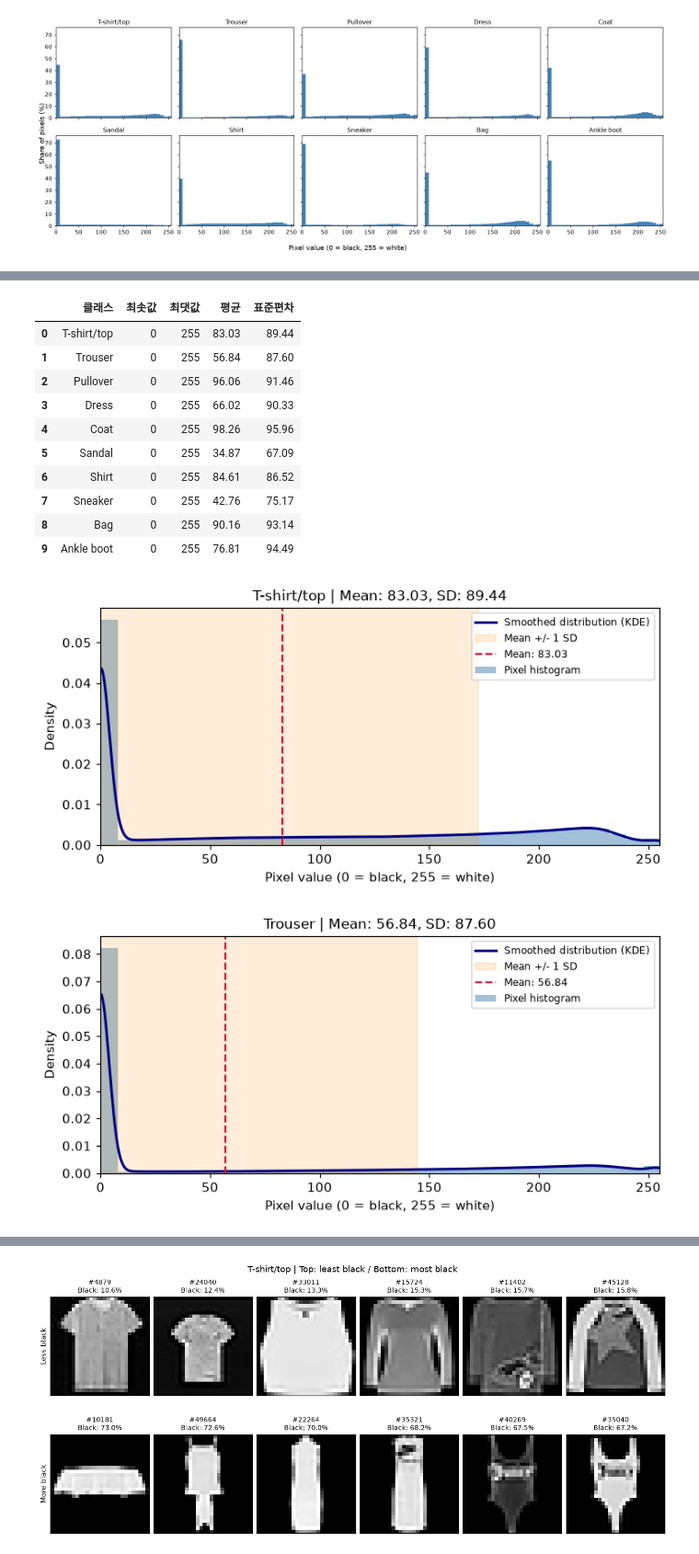
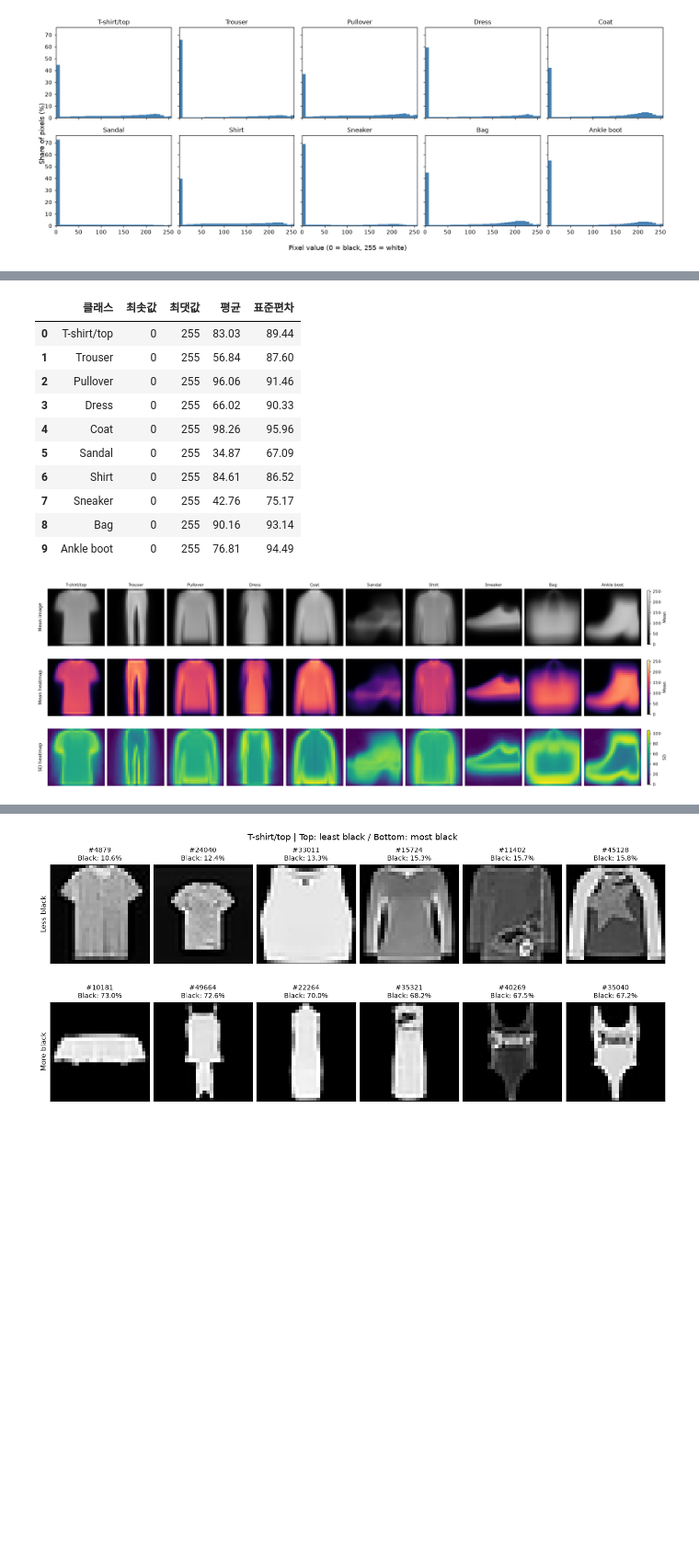
Before and after one commit to raewoo0908/code_it_image_generation, a Jupyter notebook: eda/eda_chaejeong.ipynb, the cells around one changed output, grey strips where cells are left out. Shown at 92% size. Saved outputs shown, nothing was run; the diff lists cells and outputs as text; code cells hidden in the pictures; blank space fills up the shorter version.

```diff
--- a/eda/eda_chaejeong.ipynb
+++ b/eda/eda_chaejeong.ipynb
@@ -283,10 +296,0 @@ plt.show()
-# %%
-fig, axes = plt.subplots(2, 5, figsize=(14, 6), constrained_layout=True)
-
-for label, ax in enumerate(axes.flat):
-    heatmap = ax.imshow(mean_images[label], cmap="magma", vmin=0, vmax=255)
-    ax.set_title(class_names[label])
-    ax.axis("off")
-
-fig.colorbar(heatmap, ax=axes.ravel().tolist(), shrink=0.8, label="Mean pixel value")
-plt.show()
@@ -301,48 +309,54 @@ plt.show()
 # %%
 display(pixel_stats.round(2))
 
-# 모든 train 픽셀의 밝기별 개수를 이용해 부드러운 분포 곡선을 계산합니다.
-pixel_values = np.arange(256)
-curve_x = np.linspace(0, 255, 512)
-bandwidth = 4.0  # 곡선을 부드럽게 만드는 정도이며, 클래스의 표준편차와는 다릅니다.
-distance = (curve_x[:, None] - pixel_values[None, :]) / bandwidth
-kernel = np.exp(-0.5 * distance ** 2) / (bandwidth * np.sqrt(2 * np.pi))
+# 같은 클래스의 이미지를 위치별로 평균 내고 표준편차를 계산합니다.
+heatmap_images = train_dataset.data.cpu().numpy()
+heatmap_labels = train_dataset.targets.cpu().numpy()
+heatmap_class_names = train_dataset.classes
+mean_pixel_maps = []
+std_pixel_maps = []
 
-for label, name in enumerate(class_names):
-    counts = pixel_counts_by_class[label]
-    mean_value = pixel_stats.loc[label, "평균"]
-    std_value = pixel_stats.loc[label, "표준편차"]
+for label, name in enumerate(heatmap_class_names):
+    class_images = heatmap_images[heatmap_labels == label]
+    mean_pixel_maps.append(class_images.mean(axis=0))
+    std_pixel_maps.append(class_images.std(axis=0, ddof=0))
 
-    # 밝기 8개씩 묶은 히스토그램과 KDE 곡선을 같은 밀도 기준으로 표시합니다.
-    histogram_density = counts.reshape(32, 8).sum(axis=1) / (counts.sum() * 8)
-    curve_y = (kernel @ counts) / counts.sum()
+std_color_max = max(float(pixel_map.max()) for pixel_map in std_pixel_maps)
+std_color_max = max(std_color_max, 1.0)
 
-    fig, ax = plt.subplots(figsize=(7, 3.5))
-    ax.bar(np.arange(0, 256, 8), histogram_density, width=8, align="edge",
-           color="steelblue", alpha=0.5, label="Pixel histogram")
-    ax.plot(curve_x, curve_y, color="navy", linewidth=2,
-            label="Smoothed distribution (KDE)")
-    ax.axvspan(mean_value - std_value, mean_value + std_value,
-               color="darkorange", alpha=0.15, label="Mean +/- 1 SD")
-    ax.axvline(mean_value, color="crimson", linestyle="--",
-               label=f"Mean: {mean_value:.2f}")
-    ax.set(title=f"{name} | Mean: {mean_value:.2f}, SD: {std_value:.2f}",
-           xlabel="Pixel value (0 = black, 255 = white)",
-           ylabel="Density", xlim=(0, 255))
-    ax.legend(fontsize=8)
-    plt.tight_layout()
-    plt.show()
+# 열은 클래스, 행은 시각화 종류입니다.
+fig, axes = plt.subplots(3, len(heatmap_class_names), figsize=(21, 7),
+                         layout="constrained", squeeze=False)
+
+for label, name in enumerate(heatmap_class_names):
+    mean_image = axes[0, label].imshow(mean_pixel_maps[label], cmap="gray", vmin=0, vmax=255)
+    mean_heatmap = axes[1, label].imshow(mean_pixel_maps[label], cmap="magma", vmin=0, vmax=255)
+    std_heatmap = axes[2, label].imshow(std_pixel_maps[label], cmap="viridis", vmin=0, vmax=std_color_max)
+    axes[0, label].set_title(name, fontsize=10)
+    for row in range(3):
+        ax = axes[row, label]
+        ax.set_xticks([])
+        ax.set_yticks([])
+        for spine in ax.spines.values():
+            spine.set_visible(False)
+
+for row, label in enumerate(["Mean image", "Mean heatmap", "SD heatmap"]):
+    axes[row, 0].set_ylabel(label, fontsize=11, labelpad=12)
+
+fig.colorbar(mean_image, ax=axes[0, :].tolist(), shrink=0.8, pad=0.01, label="Mean")
+fig.colorbar(mean_heatmap, ax=axes[1, :].tolist(), shrink=0.8, pad=0.01, label="Mean")
+fig.colorbar(std_heatmap, ax=axes[2, :].tolist(), shrink=0.8, pad=0.01, label="SD")
+plt.show()
 # %% [output]
 |  | 클래스 | 최솟값 | 최댓값 | 평균 | 표준편차 |
 | 0 | T-shirt/top | 0 | 255 | 83.03 | 89.44 |
 | 1 | Trouser | 0 | 255 | 56.84 | 87.60 |
 | 2 | Pullover | 0 | 255 | 96.06 | 91.46 |
 | 3 | Dress | 0 | 255 | 66.02 | 90.33 |
 | 4 | Coat | 0 | 255 | 98.26 | 95.96 |
 | 5 | Sandal | 0 | 255 | 34.87 | 67.09 |
 | 6 | Shirt | 0 | 255 | 84.61 | 86.52 |
 | 7 | Sneaker | 0 | 255 | 42.76 | 75.17 |
 | 8 | Bag | 0 | 255 | 90.16 | 93.14 |
 | 9 | Ankle boot | 0 | 255 | 76.81 | 94.49 |
-[figure, old version]
+[figure, new version]
-[figure, removed]
```
Also changed, not shown: parts of 37 cells of this notebook.
